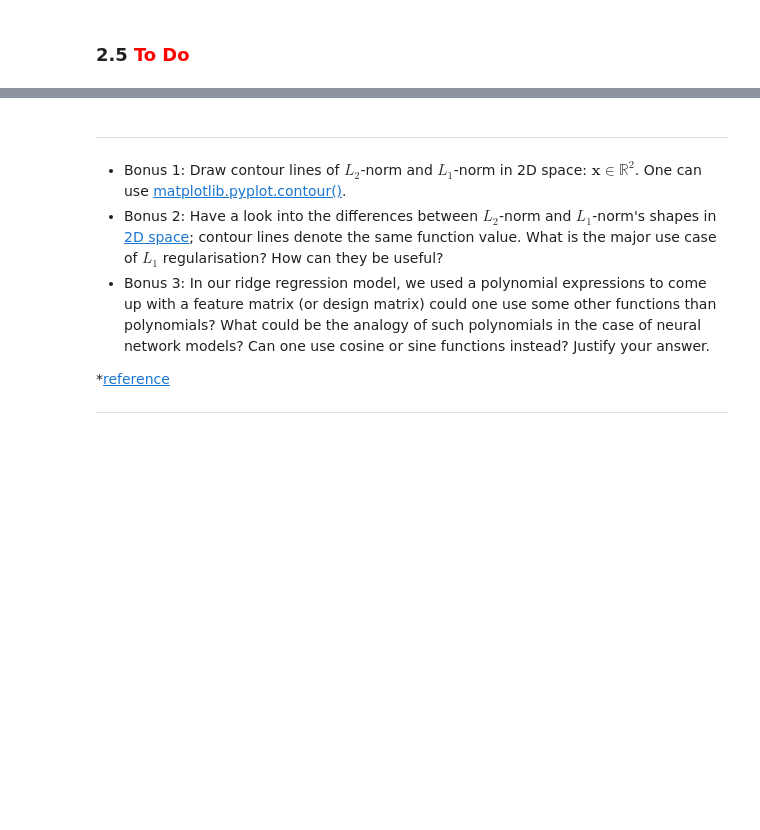
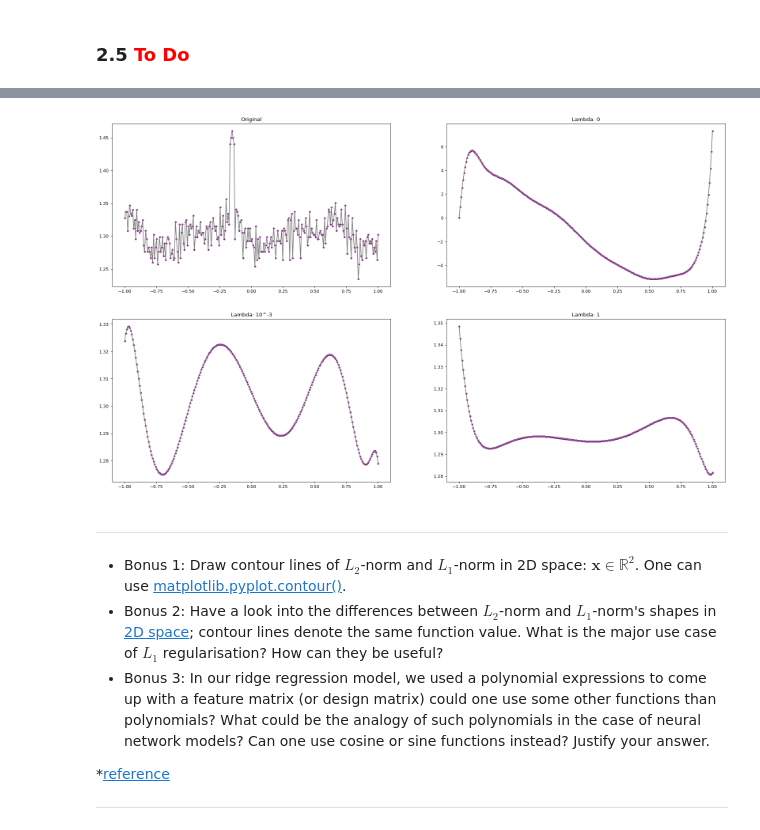
Before and after one commit to lflage/NNIA_22_23, a Jupyter notebook: Assignment_7/assignment_7.ipynb, the cells around one changed output, grey strips where cells are left out. Saved outputs shown, nothing was run; the diff lists cells and outputs as text; code cells hidden in the pictures; blank space fills up the shorter version.

```diff
--- a/Assignment_7/assignment_7.ipynb
+++ b/Assignment_7/assignment_7.ipynb
@@ -300,3 +429,28 @@ There are 256 number of data sampling points in vector y.
+# %%
+figure, axis = plt.subplots(2, 2,figsize=(25, 15), dpi=80)
+
+
+axis[0,0].plot(x.cpu().numpy(), y.cpu().numpy(),    color = 'grey')
+axis[0,0].scatter(x.cpu().numpy(), y.cpu().numpy(), color = 'purple', s = 10)
+axis[0,0].set_title('Original')
+
+
+axis[0,1].plot(x.cpu().numpy(), y_hats[0].cpu().numpy(), color = 'grey')
+axis[0,1].scatter(x.cpu().numpy(), y_hats[0].cpu().numpy(), color = 'purple', s = 10)
+axis[0,1].set_title('Lambda: 0')
+
+axis[1,0].plot(x.cpu().numpy(), y_hats[1].cpu().numpy(), color = 'grey')
+axis[1,0].scatter(x.cpu().numpy(), y_hats[1].cpu().numpy(), color = 'purple', s = 10)
+axis[1,0].set_title('Lambda: 10^-3')
+
+
+axis[1,1].plot(x.cpu().numpy(), y_hats[2].cpu().numpy(),    color = 'grey')
+axis[1,1].scatter(x.cpu().numpy(), y_hats[2].cpu().numpy(), color = 'purple', s = 10)
+axis[1,1].set_title('Lambda: 1')
+
+plt.show()
+# %% [output]
+[figure, added]
 # %% [markdown]
 ___
 - Bonus 1: Draw contour lines of ${L_{2}}$-norm and ${L_{1}}$-norm in 2D space: ${\textbf{x} \in \mathbb{R}^{2}}$. One can use [matplotlib.pyplot.contour()](https://matplotlib.org/stable/api/_as_gen/matplotlib.pyplot.contour.html).
```
Also changed, not shown: parts of 13 cells of this notebook.
